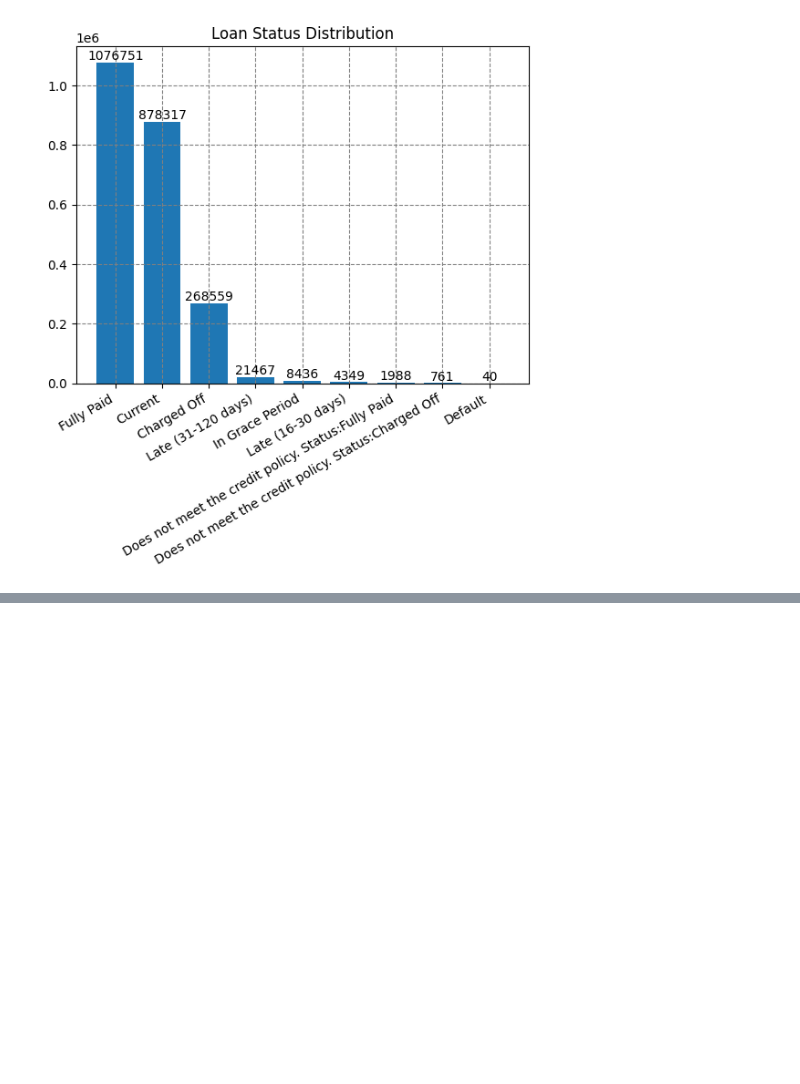
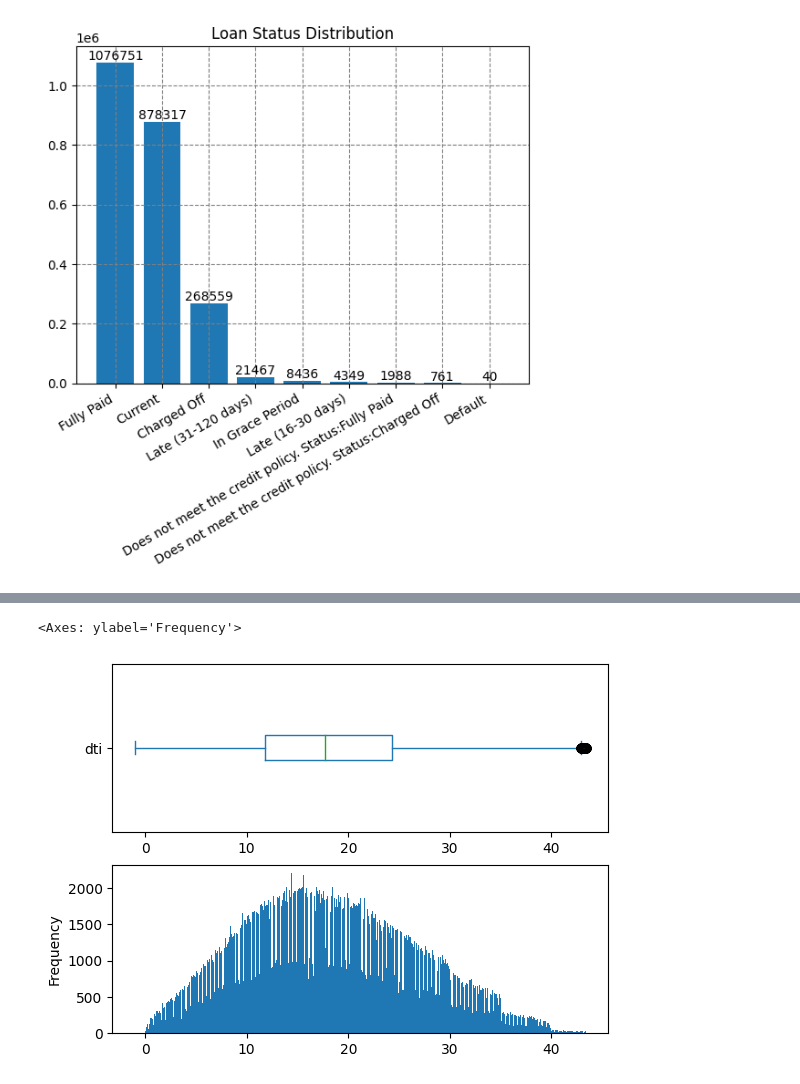
Before and after one commit to cmherrera/portfolio, a Jupyter notebook: assets/projects/Financial_Analysis/Financial_Analysis.ipynb, the cells around one changed output, grey strips where cells are left out. Saved outputs shown, nothing was run; the diff lists cells and outputs as text; code cells hidden in the pictures; blank space fills up the shorter version.

```diff
--- a/assets/projects/Financial_Analysis/Financial_Analysis.ipynb
+++ b/assets/projects/Financial_Analysis/Financial_Analysis.ipynb
@@ -286,0 +339,7 @@ Text(0.5, 1.0, 'Loan Status Distribution')
+# %%
+fig, ax = plt.subplots(2,1)
+df_no_dti_outliers['dti'].plot(kind='box', ax= ax[0],vert=False)
+df_no_dti_outliers['dti'].plot(kind='hist', ax= ax[1],bins=2500)
+# %% [output]
+<Axes: ylabel='Frequency'>
+[figure, added]
```
Also changed, not shown: parts of 6 cells of this notebook.
